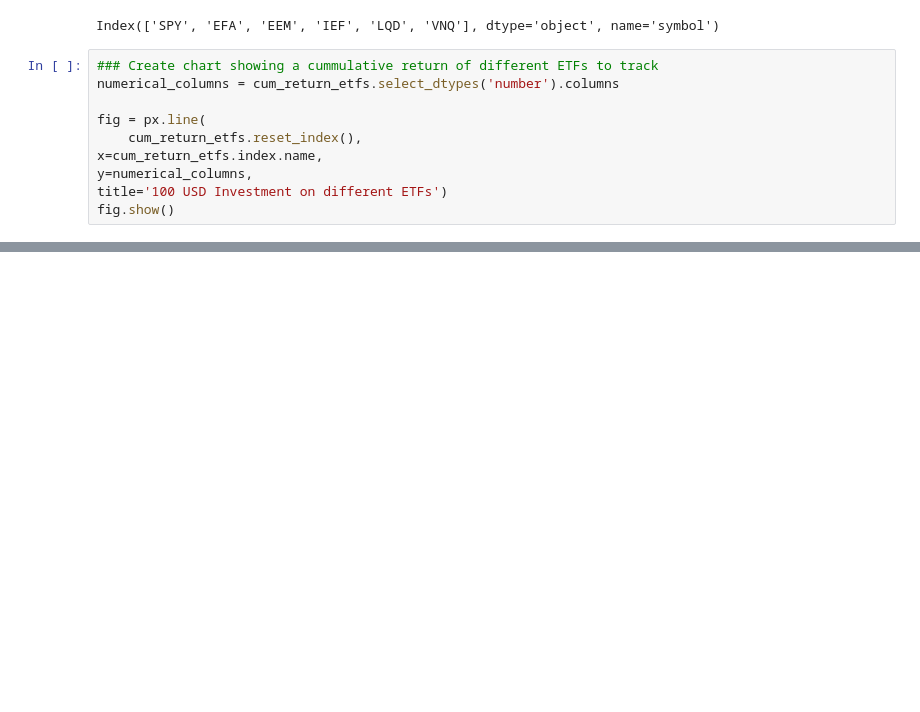
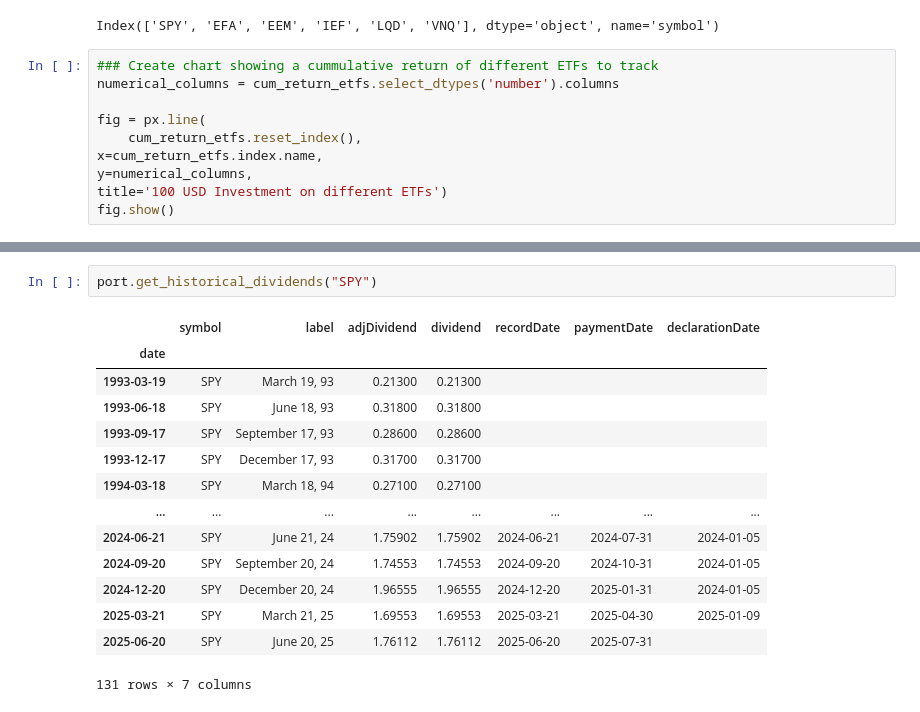
Before and after one commit to francisc112/APPLIED_FINANCE_ANALYTICS, a Jupyter notebook: PORTFOLIO_CONSTRUCTION/Portfolio_optimization.ipynb, the cells around one changed output, grey strips where cells are left out. Cells and saved outputs as stored; diff of their text form; blank space fills up the shorter version.

Commit message:
Feat: Add Historical returns including diviends

```diff
--- a/PORTFOLIO_CONSTRUCTION/Portfolio_optimization.ipynb
+++ b/PORTFOLIO_CONSTRUCTION/Portfolio_optimization.ipynb
@@ -231,0 +275,17 @@ fig.show()
+# %%
+port.get_historical_dividends("SPY")
+# %% [output]
+|  | symbol | label | adjDividend | dividend | recordDate | paymentDate | declarationDate |
+| date |  |  |  |  |  |  |  |
+| 1993-03-19 | SPY | March 19, 93 | 0.21300 | 0.21300 |  |  |  |
+| 1993-06-18 | SPY | June 18, 93 | 0.31800 | 0.31800 |  |  |  |
+| 1993-09-17 | SPY | September 17, 93 | 0.28600 | 0.28600 |  |  |  |
+| 1993-12-17 | SPY | December 17, 93 | 0.31700 | 0.31700 |  |  |  |
+| 1994-03-18 | SPY | March 18, 94 | 0.27100 | 0.27100 |  |  |  |
+| ... | ... | ... | ... | ... | ... | ... | ... |
+| 2024-06-21 | SPY | June 21, 24 | 1.75902 | 1.75902 | 2024-06-21 | 2024-07-31 | 2024-01-05 |
+| 2024-09-20 | SPY | September 20, 24 | 1.74553 | 1.74553 | 2024-09-20 | 2024-10-31 | 2024-01-05 |
+| 2024-12-20 | SPY | December 20, 24 | 1.96555 | 1.96555 | 2024-12-20 | 2025-01-31 | 2024-01-05 |
+| 2025-03-21 | SPY | March 21, 25 | 1.69553 | 1.69553 | 2025-03-21 | 2025-04-30 | 2025-01-09 |
+| 2025-06-20 | SPY | June 20, 25 | 1.76112 | 1.76112 | 2025-06-20 | 2025-07-31 |  |
+131 rows × 7 columns
```
Also changed, not shown: parts of 13 cells of this notebook, 2 other files.
